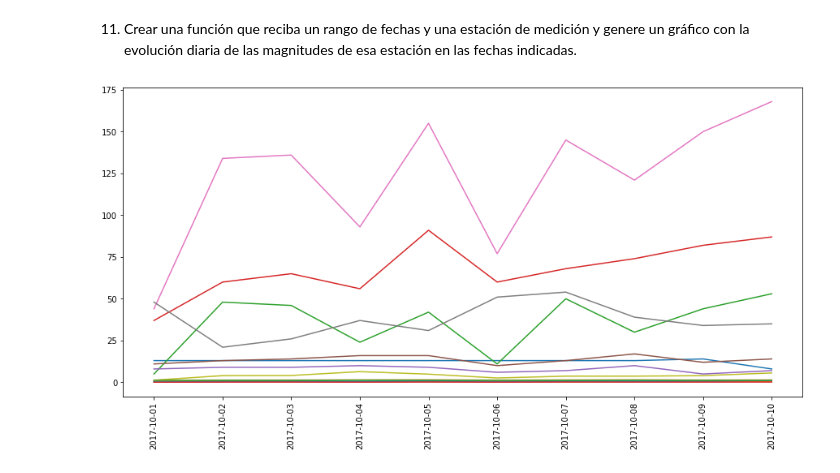
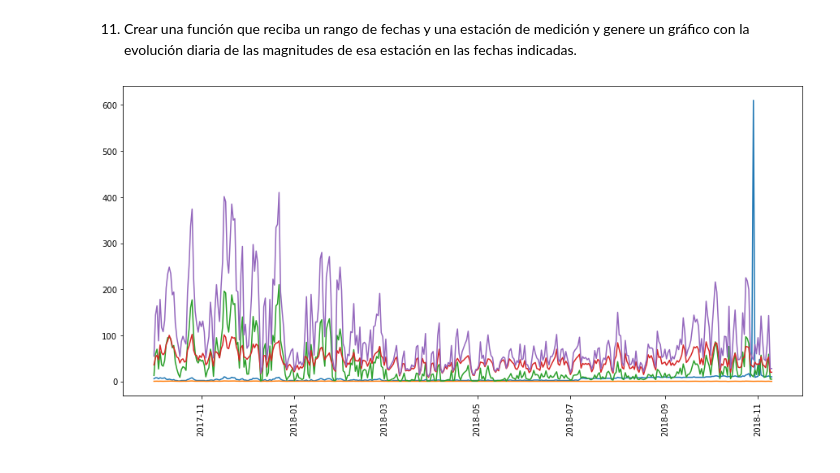
Before and after one commit to aguustingc/PROYECTO-FINAL, a Jupyter notebook: Grupo 2/Proyecto-Emisiones-Incendios.ipynb, the cells around one changed output. Saved outputs shown, nothing was run; the diff lists cells and outputs as text; code cells hidden in the pictures.

```diff
--- a/Grupo 2/Proyecto-Emisiones-Incendios.ipynb
+++ b/Grupo 2/Proyecto-Emisiones-Incendios.ipynb
@@ -400,4 +428,6 @@ def SerieTiempoEstacion(estacion, fecha_inicio, fecha_final):
         ax.plot(df["FECHA"], df["VALOR"])
     return plt.show()
 # %%
-prueba = SerieTiempoEstacion(4, '01/10/2017', '01/12/2017')
+prueba = SerieTiempoEstacion(4, '01/10/2017', '10/11/2018')
+# %% [output]
+[figure, added]
@@ -406,4 +433,0 @@ prueba2 = SerieTiempoEstacion(8, '01/10/2017', '01/12/2019')
-# %%
-prueba3 = SerieTiempoEstacion(8, '01/10/2017', '10/10/2017')
-# %% [output]
-[figure, removed]
```
Also changed, not shown: parts of 10 cells of this notebook.
